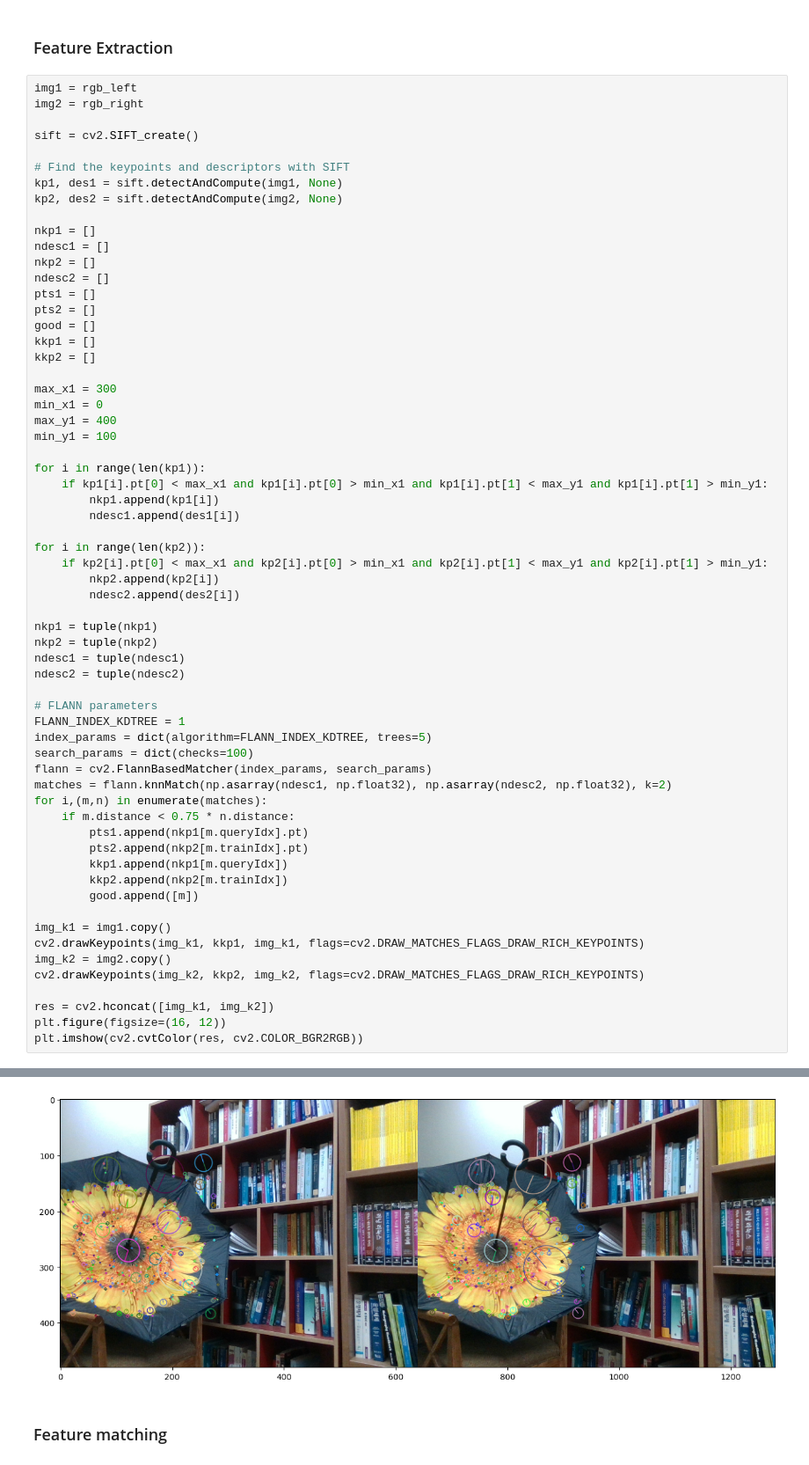
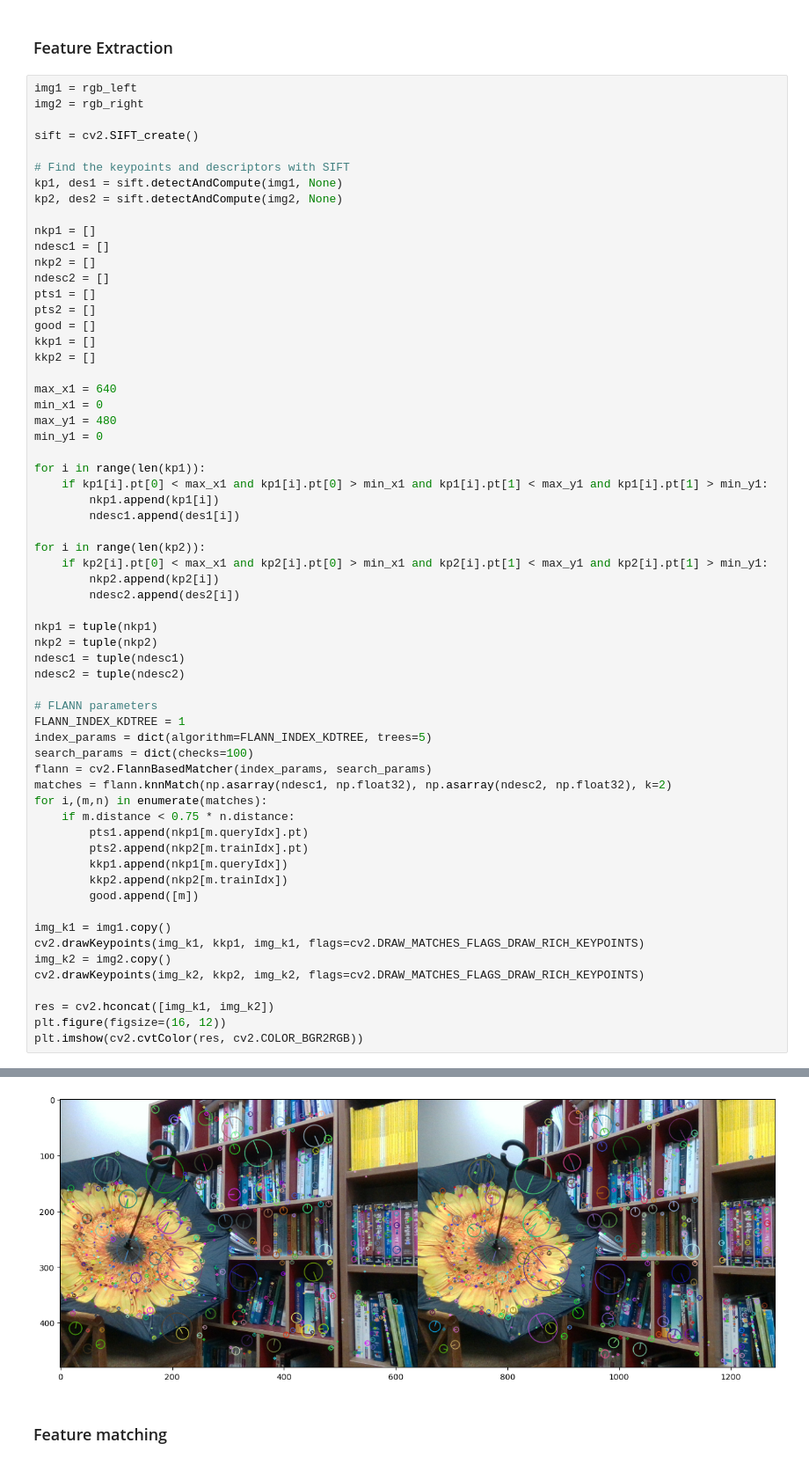
Before and after one commit to ryesw/rgb-3d-reconstruction_2-Views, a Jupyter notebook: epipolar3d.ipynb, the cells around one changed output, grey strips where cells are left out. Shown at 88% size. Saved outputs shown, nothing was run; the diff lists cells and outputs as text.

Commit message:
modify min/max x, y to image shape

```diff
--- a/epipolar3d.ipynb
+++ b/epipolar3d.ipynb
@@ -105,10 +105,10 @@ good = []
 kkp1 = []
 kkp2 = []
 
-max_x1 = 300
+max_x1 = 640
 min_x1 = 0
-max_y1 = 400
-min_y1 = 100
+max_y1 = 480
+min_y1 = 0
 
 for i in range(len(kp1)):
     if kp1[i].pt[0] < max_x1 and kp1[i].pt[0] > min_x1 and kp1[i].pt[1] < max_y1 and kp1[i].pt[1] > min_y1:
@@ -122,34 +122,34 @@ for i in range(len(kp2)):
 
 nkp1 = tuple(nkp1)
 nkp2 = tuple(nkp2)
 ndesc1 = tuple(ndesc1)
 ndesc2 = tuple(ndesc2)
 
 # FLANN parameters
 FLANN_INDEX_KDTREE = 1
 index_params = dict(algorithm=FLANN_INDEX_KDTREE, trees=5)
 search_params = dict(checks=100)
 flann = cv2.FlannBasedMatcher(index_params, search_params)
 matches = flann.knnMatch(np.asarray(ndesc1, np.float32), np.asarray(ndesc2, np.float32), k=2)
 for i,(m,n) in enumerate(matches):
     if m.distance < 0.75 * n.distance:
         pts1.append(nkp1[m.queryIdx].pt)
         pts2.append(nkp2[m.trainIdx].pt)
         kkp1.append(nkp1[m.queryIdx])
         kkp2.append(nkp2[m.trainIdx])
         good.append([m])
 
 img_k1 = img1.copy()
 cv2.drawKeypoints(img_k1, kkp1, img_k1, flags=cv2.DRAW_MATCHES_FLAGS_DRAW_RICH_KEYPOINTS)
 img_k2 = img2.copy()
 cv2.drawKeypoints(img_k2, kkp2, img_k2, flags=cv2.DRAW_MATCHES_FLAGS_DRAW_RICH_KEYPOINTS)
 
 res = cv2.hconcat([img_k1, img_k2])
 plt.figure(figsize=(16, 12))
 plt.imshow(cv2.cvtColor(res, cv2.COLOR_BGR2RGB))
 # %% [output]
 <matplotlib.image.AxesImage at 0x...>
-[figure, old version]
+[figure, new version]
 # %% [markdown]
 ### Feature matching
 # %%
```
Also changed, not shown: parts of 1 cell of this notebook.
